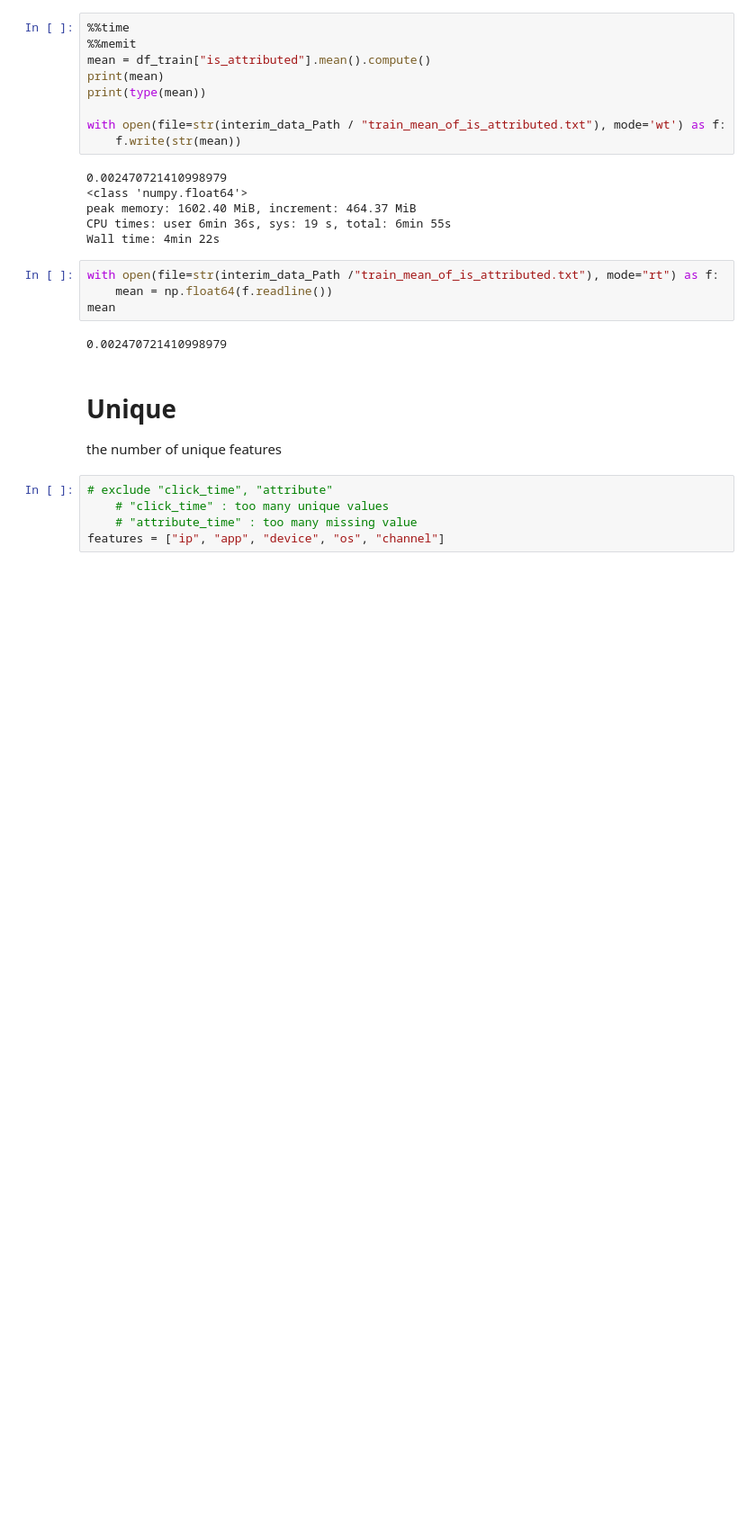
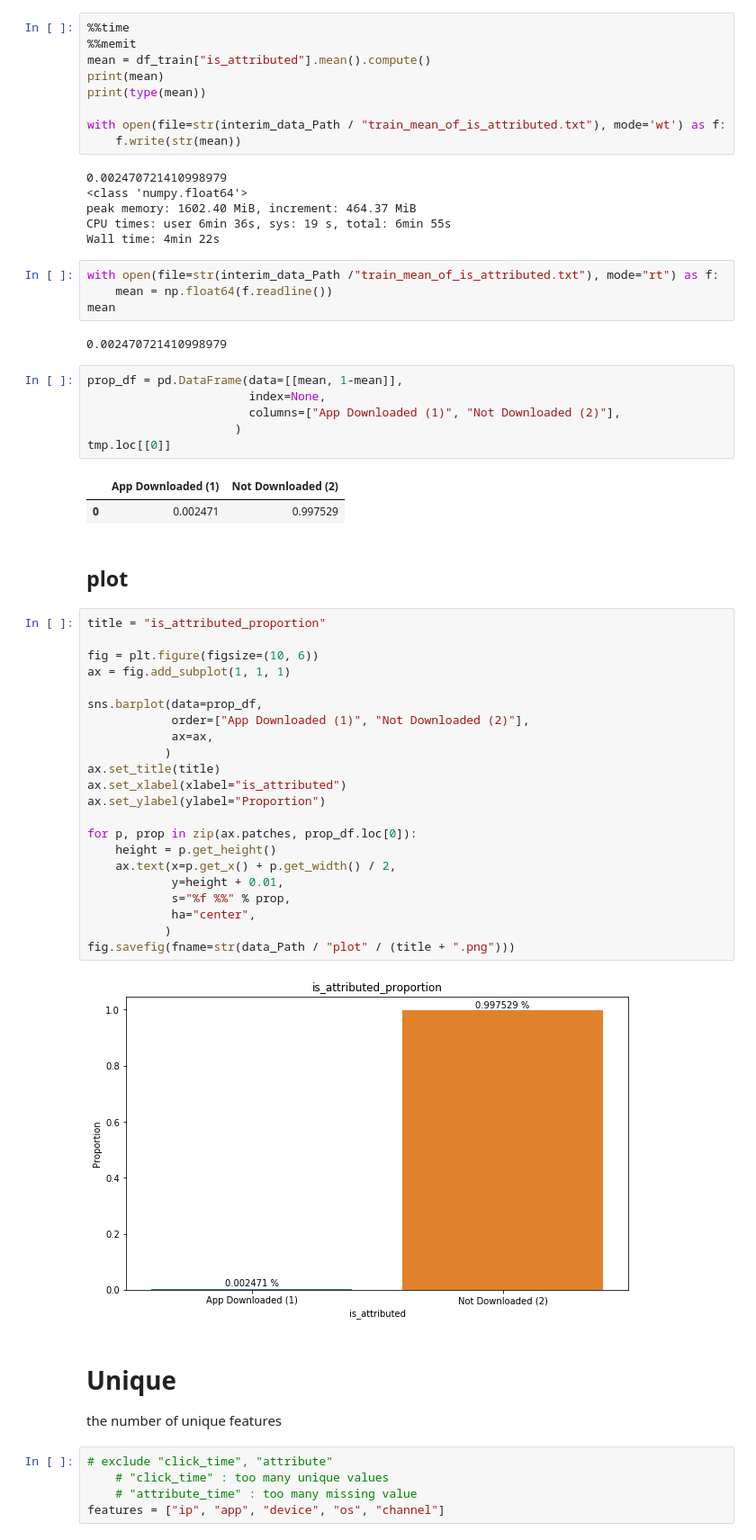
Before and after one commit to pollenjp/talkingdata, a Jupyter notebook: notebooks/eda_with_dask.ipynb, the cells around one changed output. Shown: that part at 90% size. Cells and saved outputs as stored; diff of their text form; blank space fills up the shorter version.

```diff
--- a/notebooks/eda_with_dask.ipynb
+++ b/notebooks/eda_with_dask.ipynb
@@ -193,6 +204,41 @@ with open(file=str(interim_data_Path /"train_mean_of_is_attributed.txt"), mode="
 mean
 # %% [output]
 0.002470721410998979
+# %%
+prop_df = pd.DataFrame(data=[[mean, 1-mean]],
+                       index=None,
+                       columns=["App Downloaded (1)", "Not Downloaded (2)"],
+                     )
+tmp.loc[[0]]
+# %% [output]
+|  | App Downloaded (1) | Not Downloaded (2) |
+| 0 | 0.002471 | 0.997529 |
+# %% [markdown]
+## plot
+# %%
+title = "is_attributed_proportion"
+
+fig = plt.figure(figsize=(10, 6))
+ax = fig.add_subplot(1, 1, 1)
+
+sns.barplot(data=prop_df,
+            order=["App Downloaded (1)", "Not Downloaded (2)"],
+            ax=ax,
+           )
+ax.set_title(title)
+ax.set_xlabel(xlabel="is_attributed")
+ax.set_ylabel(ylabel="Proportion")
+
+for p, prop in zip(ax.patches, prop_df.loc[0]):
+    height = p.get_height()
+    ax.text(x=p.get_x() + p.get_width() / 2,
+            y=height + 0.01,
+            s="%f %%" % prop,
+            ha="center",
+           )
+fig.savefig(fname=str(data_Path / "plot" / (title + ".png")))
+# %% [output]
+[figure, added]
 # %% [markdown]
 # Unique
 the number of unique features
```
Also changed, not shown: parts of 50 cells of this notebook.
